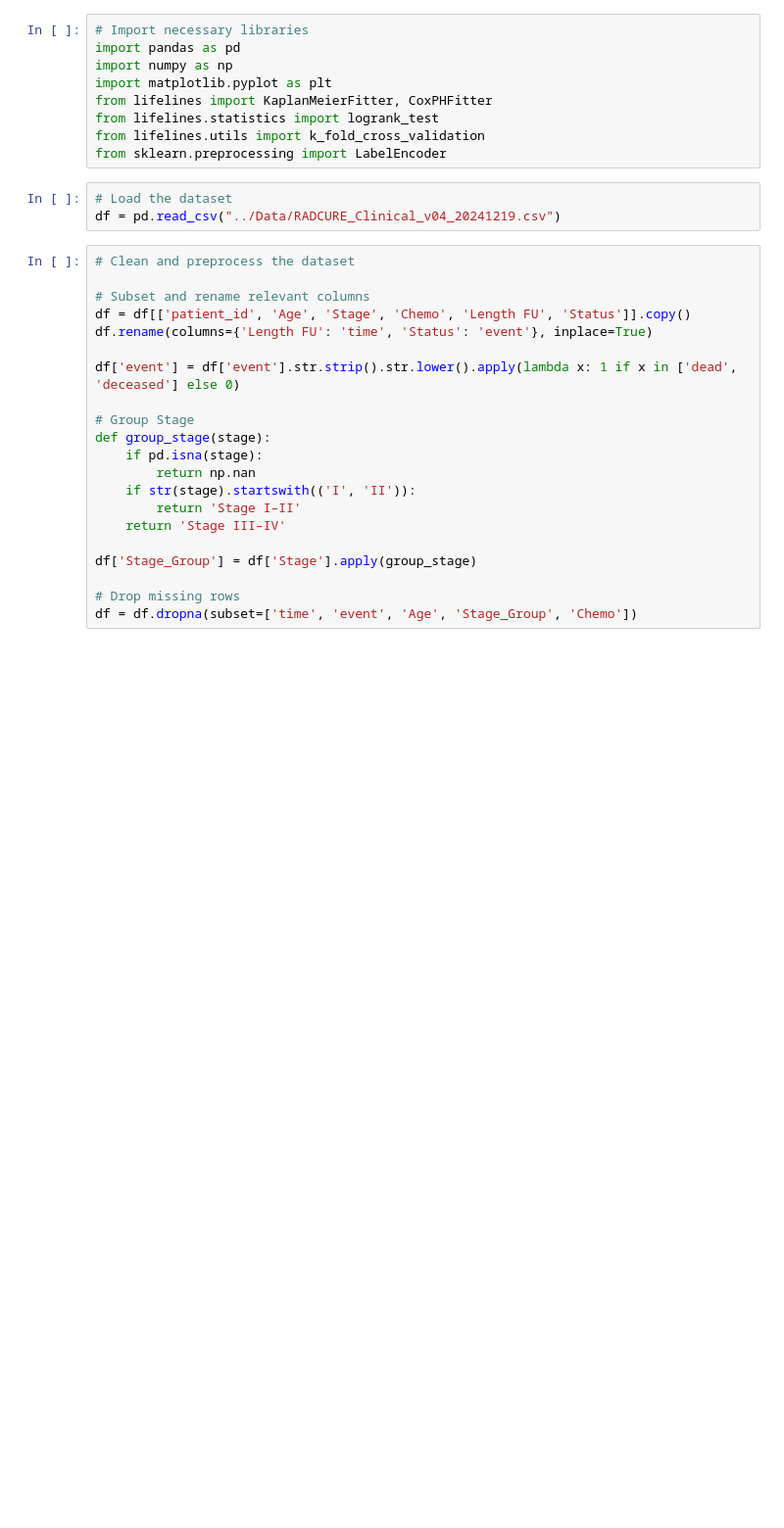
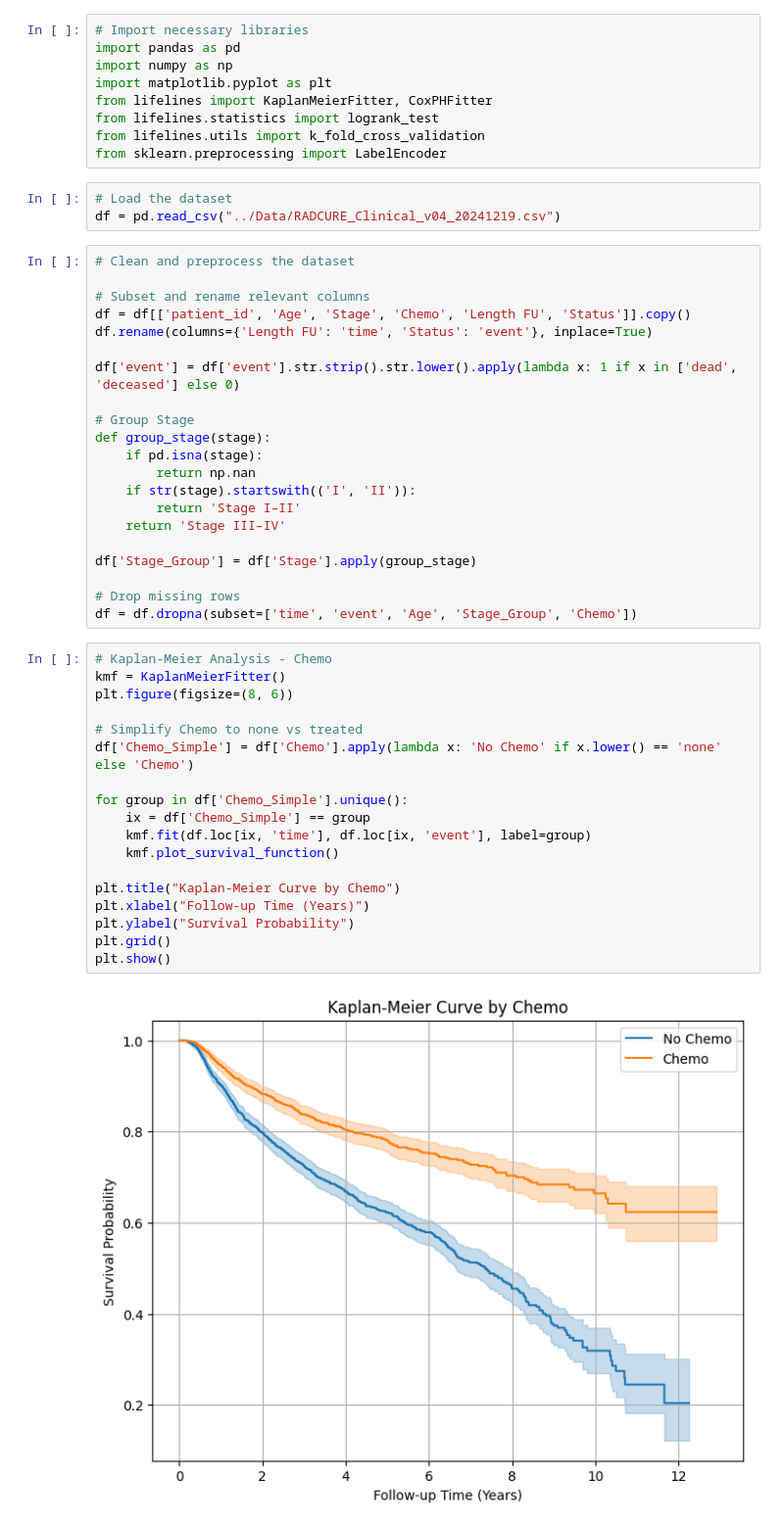
Before and after one commit to emilyruby1/BINF5507-Materials, a Jupyter notebook: Assignment_4/Scripts/main.ipynb, the cells around one changed output. Shown at 98% size. Saved outputs shown, nothing was run; the diff lists cells and outputs as text; blank space fills up the shorter version.

Commit message:
# Kaplan-Meier Analysis for chemo group

```diff
--- a/Assignment_4/Scripts/main.ipynb
+++ b/Assignment_4/Scripts/main.ipynb
@@ -31,3 +31,23 @@ df['Stage_Group'] = df['Stage'].apply(group_stage)
 
 # Drop missing rows
 df = df.dropna(subset=['time', 'event', 'Age', 'Stage_Group', 'Chemo'])
+# %%
+# Kaplan-Meier Analysis - Chemo
+kmf = KaplanMeierFitter()
+plt.figure(figsize=(8, 6))
+
+# Simplify Chemo to none vs treated
+df['Chemo_Simple'] = df['Chemo'].apply(lambda x: 'No Chemo' if x.lower() == 'none' else 'Chemo')
+
+for group in df['Chemo_Simple'].unique():
+    ix = df['Chemo_Simple'] == group
+    kmf.fit(df.loc[ix, 'time'], df.loc[ix, 'event'], label=group)
+    kmf.plot_survival_function()
+
+plt.title("Kaplan-Meier Curve by Chemo")
+plt.xlabel("Follow-up Time (Years)")
+plt.ylabel("Survival Probability")
+plt.grid()
+plt.show()
+# %% [output]
+[figure, added]
```
Also changed, not shown: 1 other file.
